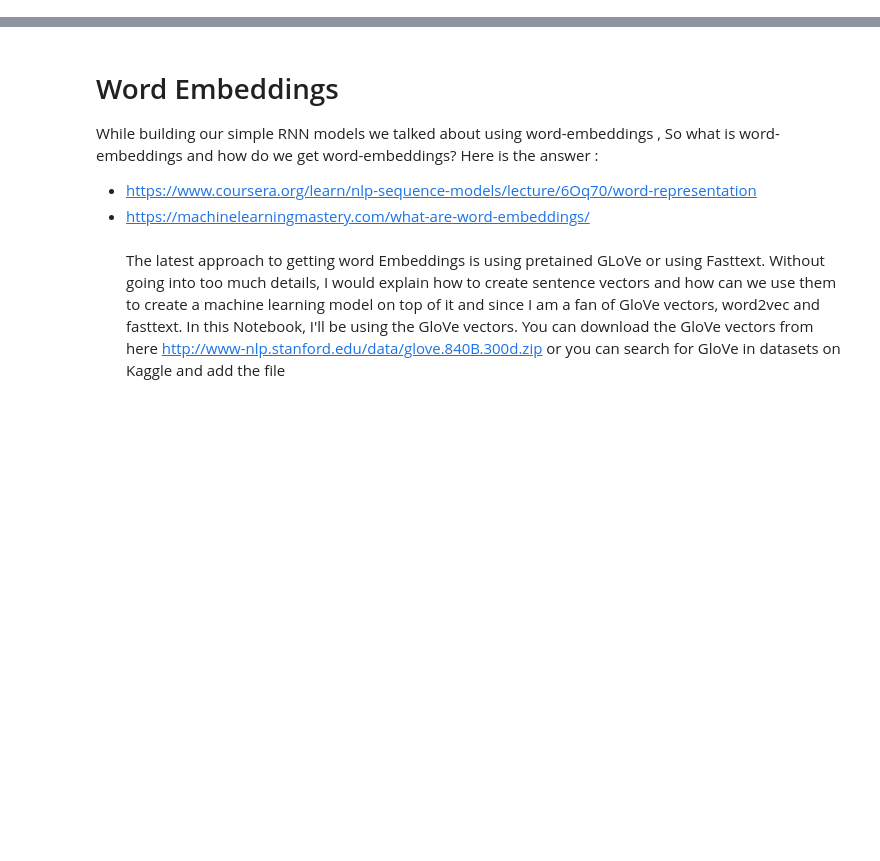
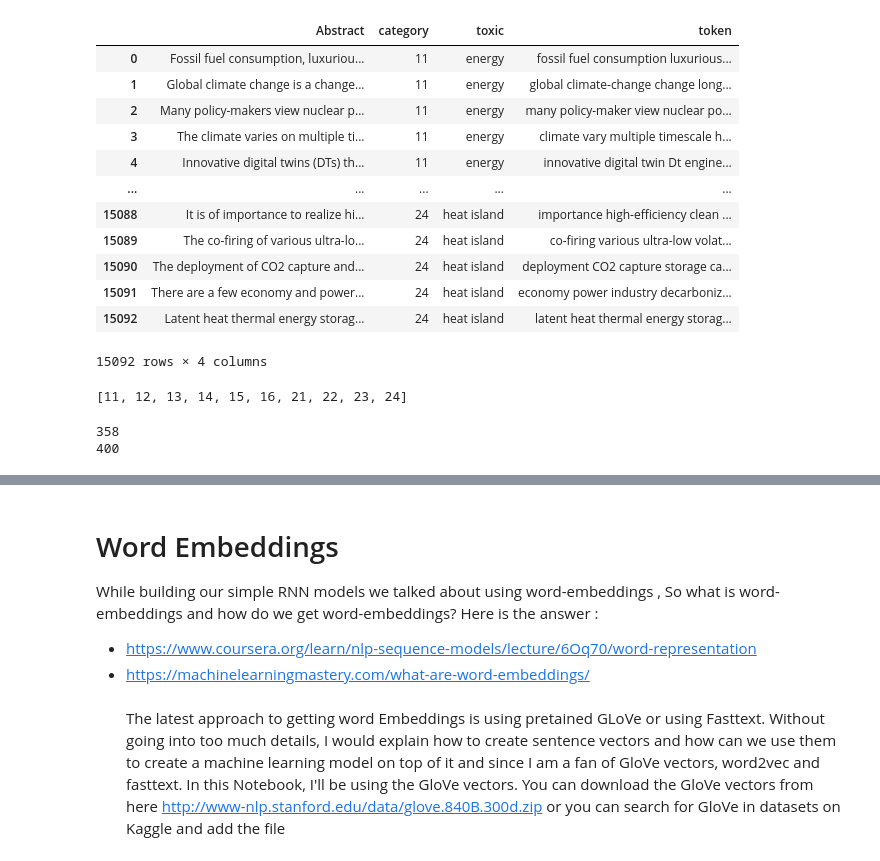
Before and after one commit to solong96/solong96, a Jupyter notebook: 0809_cc_text_classfication.ipynb, the cells around one changed output, grey strips where cells are left out. Drawn from its saved outputs; the diff is of its cells as text; code cells hidden in the pictures; blank space fills up the shorter version.

```diff
--- a/0809_cc_text_classfication.ipynb
+++ b/0809_cc_text_classfication.ipynb
@@ -783,0 +113,28 @@ class CustomTokenizer2:
+# %%
+train = train.dropna(axis=0)
+train
+# %% [output]
+|  | Abstract | category | toxic | token |
+| 0 | Fossil fuel consumption, luxuriou... | 11 | energy | fossil fuel consumption luxurious... |
+| 1 | Global climate change is a change... | 11 | energy | global climate-change change long... |
+| 2 | Many policy-makers view nuclear p... | 11 | energy | many policy-maker view nuclear po... |
+| 3 | The climate varies on multiple ti... | 11 | energy | climate vary multiple timescale h... |
+| 4 | Innovative digital twins (DTs) th... | 11 | energy | innovative digital twin Dt engine... |
+| ... | ... | ... | ... | ... |
+| 15088 | It is of importance to realize hi... | 24 | heat island | importance high-efficiency clean ... |
+| 15089 | The co-firing of various ultra-lo... | 24 | heat island | co-firing various ultra-low volat... |
+| 15090 | The deployment of CO2 capture and... | 24 | heat island | deployment CO2 capture storage ca... |
+| 15091 | There are a few economy and power... | 24 | heat island | economy power industry decarboniz... |
+| 15092 | Latent heat thermal energy storag... | 24 | heat island | latent heat thermal energy storag... |
+15092 rows × 4 columns
+# %%
+sorted(train.category.unique())
+# %% [output]
+[11, 12, 13, 14, 15, 16, 21, 22, 23, 24]
+# %%
+print(train['token'].apply(lambda x:len(str(x).split())).max())
+max_len = (round(train['token'].apply(lambda x:len(str(x).split())).max()/100)*100)
+print(max_len)
+# %% [output]
+358
+400
```
Also changed, not shown: parts of 56 cells of this notebook.
